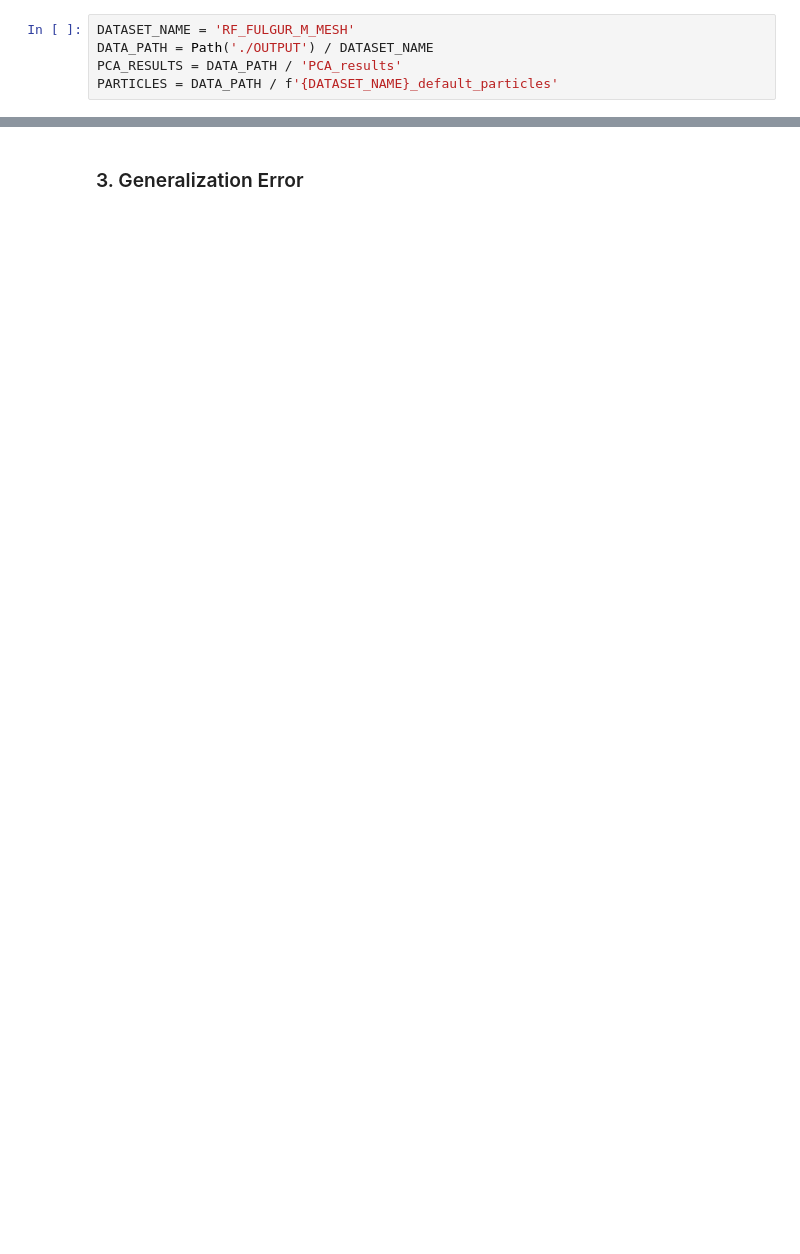
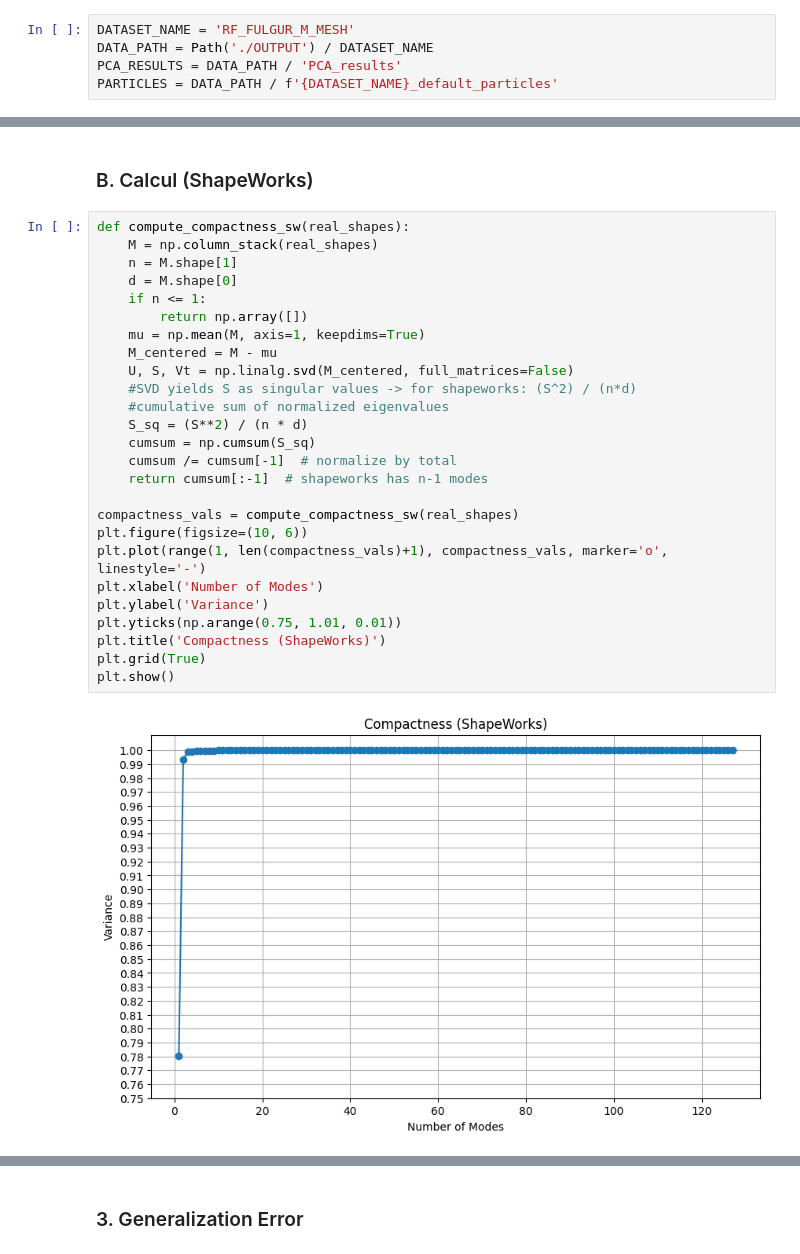
Before and after one commit to 54CHA-PJ/ECN-Statistical-Muscle-Shape-Modeling, a Jupyter notebook: CODE/pca_metrics.ipynb, the cells around one changed output, grey strips where cells are left out. Drawn from its saved outputs; the diff is of its cells as text; blank space fills up the shorter version.

```diff
--- a/CODE/pca_metrics.ipynb
+++ b/CODE/pca_metrics.ipynb
@@ -60,4 +67,34 @@ plt.show()
 Nombre de composantes nécessaires pour dépasser 95% de variance cumulative : 2
 Variance cumulative des 2 premières composantes : [0.91029472 0.9757956 ]
 [figure]
+# %% [markdown]
+### B. Calcul (ShapeWorks)
+# %%
+def compute_compactness_sw(real_shapes):
+    M = np.column_stack(real_shapes)
+    n = M.shape[1]
+    d = M.shape[0]
+    if n <= 1:
+        return np.array([])
+    mu = np.mean(M, axis=1, keepdims=True)
+    M_centered = M - mu
+    U, S, Vt = np.linalg.svd(M_centered, full_matrices=False)
+    #SVD yields S as singular values -> for shapeworks: (S^2) / (n*d)
+    #cumulative sum of normalized eigenvalues
+    S_sq = (S**2) / (n * d)
+    cumsum = np.cumsum(S_sq)
+    cumsum /= cumsum[-1]  # normalize by total
+    return cumsum[:-1]  # shapeworks has n-1 modes
+
+compactness_vals = compute_compactness_sw(real_shapes)
+plt.figure(figsize=(10, 6))
+plt.plot(range(1, len(compactness_vals)+1), compactness_vals, marker='o', linestyle='-')
+plt.xlabel('Number of Modes')
+plt.ylabel('Variance')
+plt.yticks(np.arange(0.75, 1.01, 0.01))
+plt.title('Compactness (ShapeWorks)')
+plt.grid(True)
+plt.show()
+# %% [output]
+[figure, added]
 # %% [markdown]
```
Also changed, not shown: parts of 16 cells of this notebook, 2 other files.
